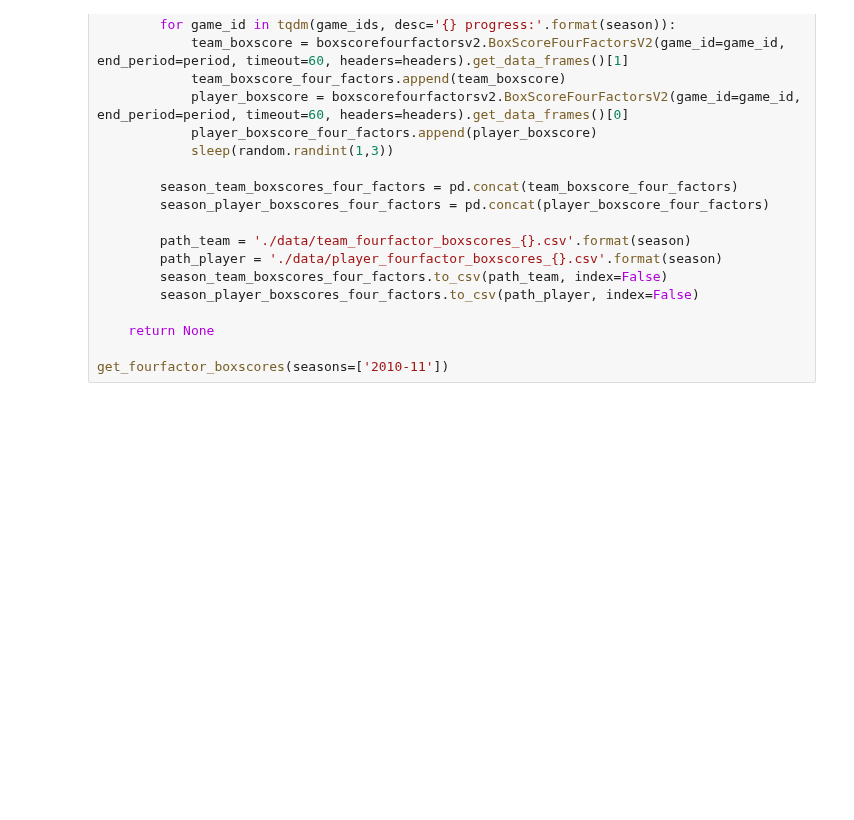
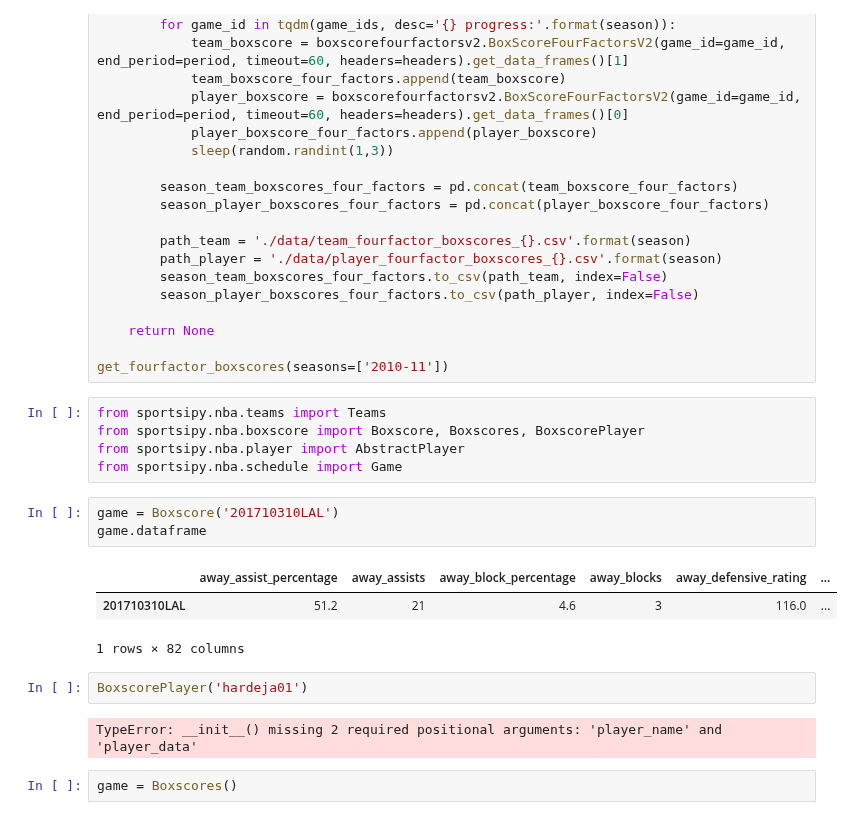
Before and after one commit to jnish23/NBA_Model, a Jupyter notebook: Gathering_Data.ipynb, the cells around one changed output. Drawn from its saved outputs; the diff is of its cells as text; blank space fills up the shorter version.

```diff
--- a/Gathering_Data.ipynb
+++ b/Gathering_Data.ipynb
@@ -166,3 +172,21 @@ def get_fourfactor_boxscores(seasons=seasons):
     return None
 
 get_fourfactor_boxscores(seasons=['2010-11'])
+# %%
+from sportsipy.nba.teams import Teams
+from sportsipy.nba.boxscore import Boxscore, Boxscores, BoxscorePlayer
+from sportsipy.nba.player import AbstractPlayer
+from sportsipy.nba.schedule import Game
+# %%
+game = Boxscore('201710310LAL')
+game.dataframe
+# %% [output]
+|  | away_assist_percentage | away_assists | away_block_percentage | away_blocks | away_defensive_rating | ... |
+| 201710310LAL | 51.2 | 21 | 4.6 | 3 | 116.0 | ... |
+1 rows × 82 columns
+# %%
+BoxscorePlayer('hardeja01')
+# %% [output]
+TypeError: __init__() missing 2 required positional arguments: 'player_name' and 'player_data'
+# %%
+game = Boxscores()
```
Also changed, not shown: parts of 5 cells of this notebook, 13 other files.
